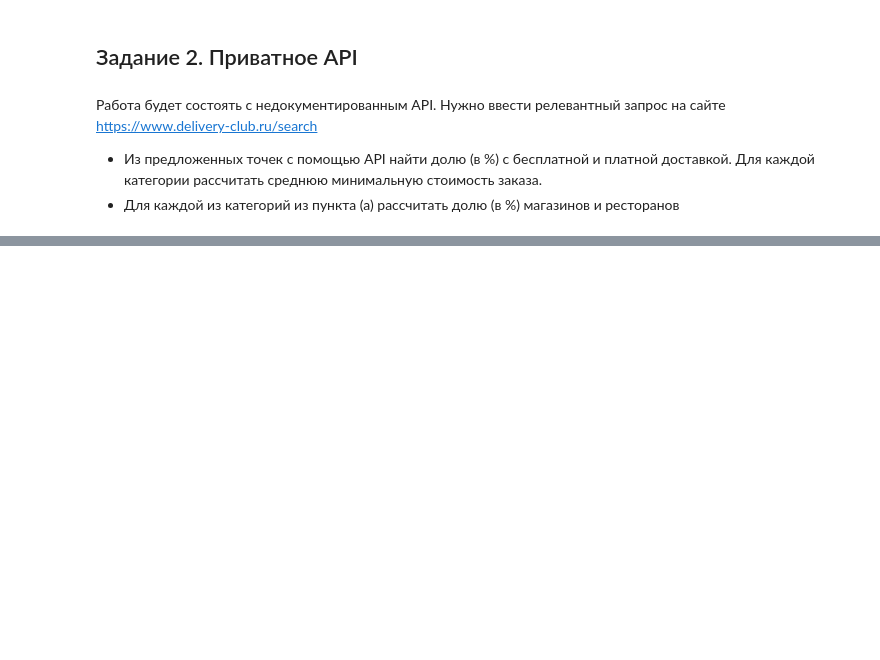
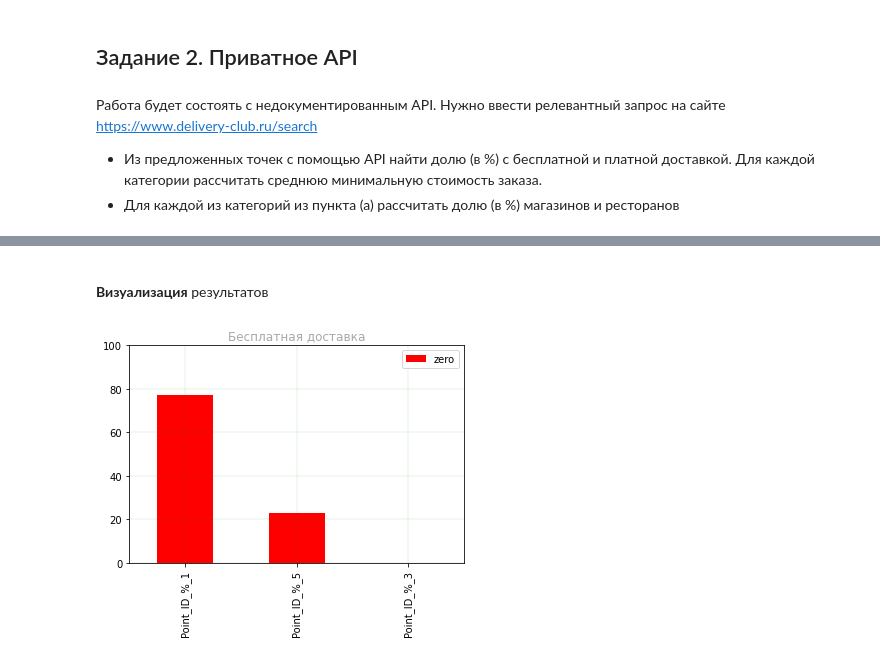
Before and after one commit to Pomidoroff-Tomatoff/gbds-02-01-Data_Get_Internet, a Jupyter notebook: lesson-01/01_hw_API.ipynb, the cells around one changed output, grey strips where cells are left out. Saved outputs shown, nothing was run; the diff lists cells and outputs as text; code cells hidden in the pictures; blank space fills up the shorter version.

```diff
--- a/lesson-01/01_hw_API.ipynb
+++ b/lesson-01/01_hw_API.ipynb
@@ -139,0 +162,6 @@ repo-github
+# %%
+%%time
+response = requests.get(url=url)
+
+if response.ok:
+    data = response.json()['vendors']
@@ -139,0 +238,29 @@ repo-github
+# %%
+# определяем категории точек продаж в полученных данных (они могут меняться)
+
+categoryIDs = database['categoryId'].unique()
+
+for categoryID in categoryIDs:
+
+    categoryID_name = str('Point_ID_%_' + str(categoryID))
+    delivery[ categoryID_name ] = [None, None]
+
+    # бесплатная доставка
+
+    categoryID_count = database[(database['categoryId']==categoryID) & (database['price']==0)]['categoryId'].count()
+
+    categoryID_count_persent = 100 * categoryID_count / delivery.loc['DeliveryPrice-Zero', 'Point_counts']
+    delivery.loc['DeliveryPrice-Zero', categoryID_name] = round(categoryID_count_persent, 0)
+
+    # платная доставка
+
+    categoryID_count = database[(database['categoryId']==categoryID) & (database['price']!=0)]['categoryId'].count()
+
+    categoryID_count_persent = 100 * categoryID_count / delivery.loc['DeliveryPrice-notZ', 'Point_counts']
+    delivery.loc['DeliveryPrice-notZ', categoryID_name] = round(categoryID_count_persent, 0)
+
+
+print(f"Всего точек продаж: {database.shape[0]}")
+print(f"ИТОГОВАЯ ТАБЛИЦА ПО КАТЕГОРИИ ЦЕНЫ ДОСТАВКИ (бесплатно/платно)")
+
+delivery
@@ -139,0 +273,4 @@ repo-github
+# %% [markdown]
+<!--  -->
+# %% [markdown]
+__Визуализация__ результатов
@@ -139,0 +280,11 @@ repo-github
+# %%
+x_zero = delivery.loc['DeliveryPrice-Zero', [str('Point_ID_%_' + str(categoryID)) for categoryID in categoryIDs]]
+
+x_zero.plot(kind='bar', color='red', alpha=1.0, label='zero')
+plt.title('Бесплатная доставка', color='darkgray')
+plt.ylim(0, 100)
+plt.grid(color='g', linestyle='-', linewidth=0.1)
+plt.legend()
+plt.show()
+# %% [output]
+[figure, added]
```
Also changed, not shown: parts of 28 cells of this notebook, 2 other files.
